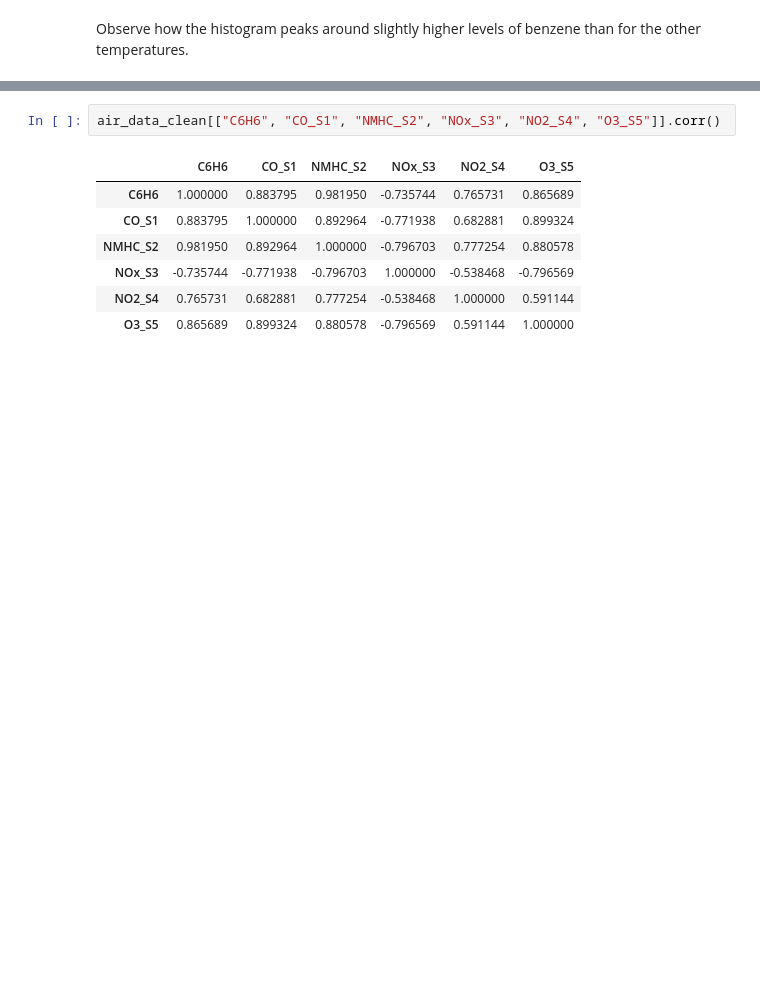
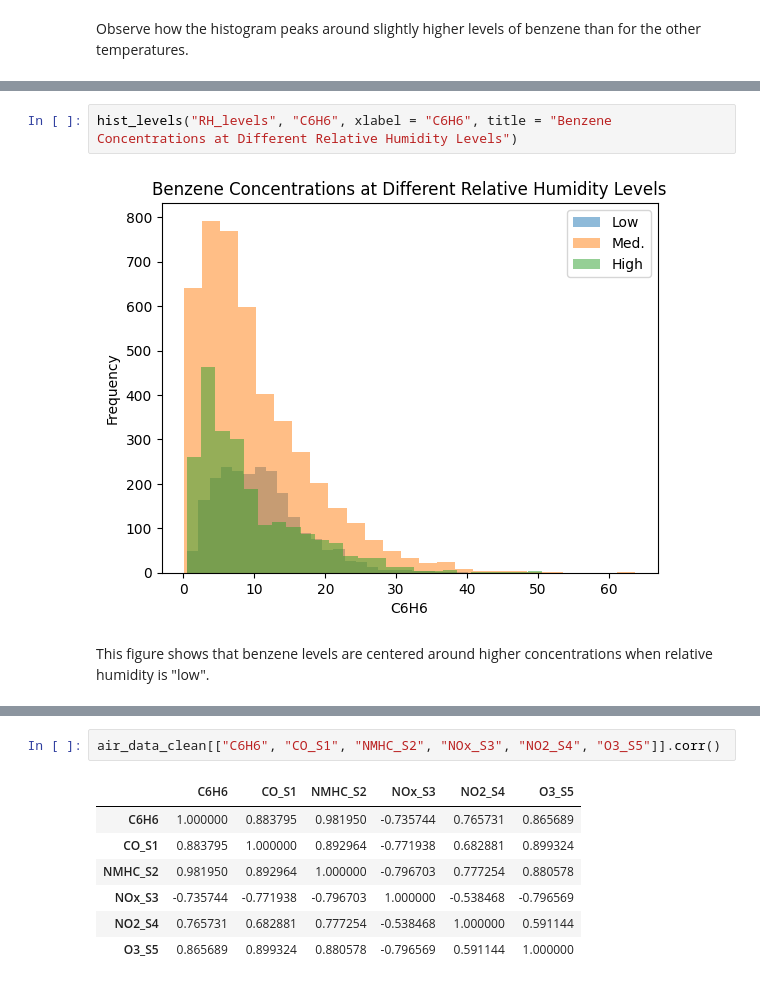
Before and after one commit to YefridC09/ST-554-Project1-Template, a Jupyter notebook: Task2/st554_project1_task2.ipynb, the cells around one changed output, grey strips where cells are left out. Cells and saved outputs as stored; diff of their text form; blank space fills up the shorter version.

```diff
--- a/Task2/st554_project1_task2.ipynb
+++ b/Task2/st554_project1_task2.ipynb
@@ -377,0 +533,6 @@ Start to investigate correlations
+# %%
+hist_levels("RH_levels", "C6H6", xlabel = "C6H6", title = "Benzene Concentrations at Different Relative Humidity Levels")
+# %% [output]
+[figure, added]
+# %% [markdown]
+This figure shows that benzene levels are centered around higher concentrations when relative humidity is "low".
```
Also changed, not shown: parts of 55 cells of this notebook.
